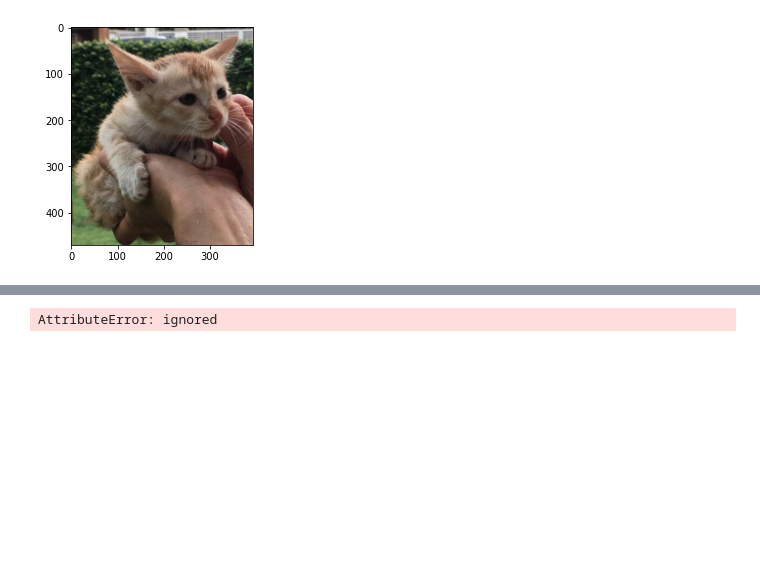
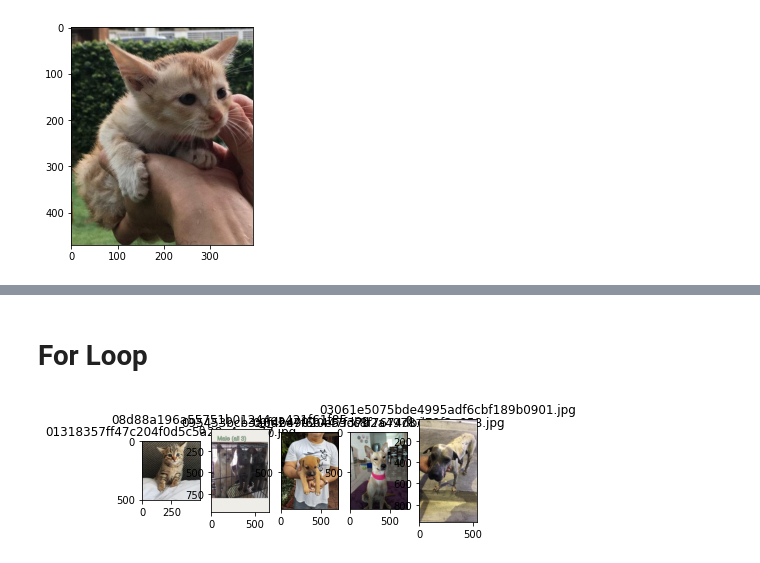
Before and after one commit to JF11579/Adelphi, a Jupyter notebook: Joes_Import_3.ipynb, the cells around one changed output, grey strips where cells are left out. Cells and saved outputs as stored; diff of their text form; code cells hidden in the pictures; blank space fills up the shorter version.

```diff
--- a/Joes_Import_3.ipynb
+++ b/Joes_Import_3.ipynb
@@ -142,12 +126,2 @@ SO reports the error above results from there not being no such file called.  He
-# %%
-#/home/joe/Downloads/Pet__Finder/train/0a0da090aa9f0342444a7df4dc250c66.jpg
-
-first_image = "/home/joe/Downloads/Pet__Finder/train/0a0da090aa9f0342444a7df4dc250c66.jpg"
-
-
-#img = cv2.imread(first_image)
-img = cv2_imshow(first_image)
-
-cv2_imshow(img)
-# %% [output]
-AttributeError: ignored
+# %% [markdown]
+# For Loop
@@ -153,0 +145,13 @@ AttributeError: ignored
+# %%
+base_path = "/content/drive/MyDrive/Colab_data/train/"
+# %%
+test_folder=r'base_path'
+for i in range(5):
+    file = random.choice(os.listdir(base_path))
+    image_path= os.path.join(base_path, file)
+    img=mpimg.imread(image_path)
+    ax=plt.subplot(1,5,i+1)
+    ax.title.set_text(file)
+    plt.imshow(img)
+# %% [output]
+[figure, added]
```
Also changed, not shown: parts of 15 cells of this notebook.
